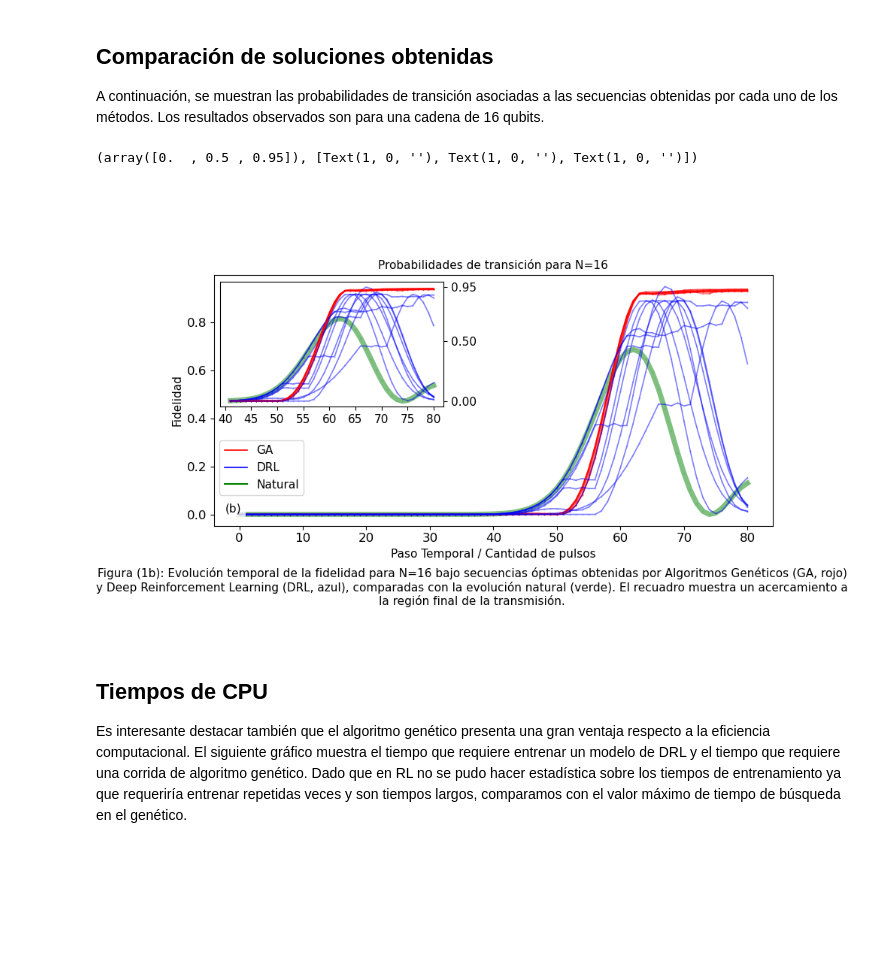
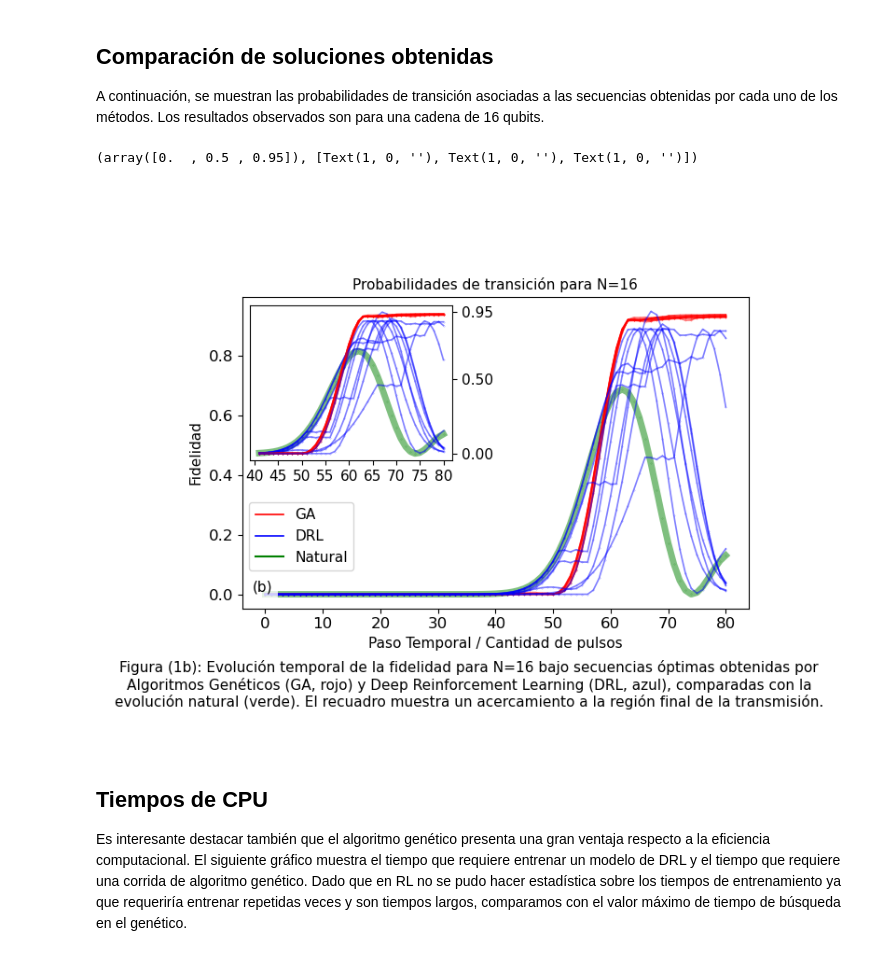
Before and after one commit to sofips/dynamic_control_for_QST, a Jupyter notebook: JAIIO_graphs.ipynb, the cells around one changed output. Saved outputs shown, nothing was run; the diff lists cells and outputs as text; code cells hidden in the pictures; blank space fills up the shorter version.

```diff
--- a/JAIIO_graphs.ipynb
+++ b/JAIIO_graphs.ipynb
@@ -124,7 +124,7 @@ samples = np.arange(0,10,1)
 ga_sequences = uniformize_data('ga',**{'directory': f'genetic_algorithm_results/rb_zhang/n{n}/', 'n':n})
 zhang_sequences = uniformize_data('zhang',**{'file' : f'drl_preliminary_results/n{n}_og_zhangn{n}_off_size120/best_action_sequences.txt'})
 # %%
-plt.figure(figsize=(10, 6))
+plt.figure(figsize=(8, 6))
 
 for sample in samples:
     forced_evol, natural_evol = fid_evolution(ga_sequences[sample][:], n, dt=0.15, b=100, label="", actions="original", add_natural=True)
@@ -146,34 +146,34 @@ legend_elements = [
 ]
 plt.legend(handles=legend_elements, fontsize=fs, loc='lower left', bbox_to_anchor=(0, 0.1))
 plt.text(0.02, 0.09, '(b)', transform=plt.gca().transAxes, fontsize=fs, verticalalignment='top', horizontalalignment='left', bbox=dict(facecolor='white', alpha=0.8, edgecolor='none'))
 plt.title(f'Probabilidades de transición para N={n}', fontsize=fs)
 
 plt.figtext(
     0.5, 0.15,
     "Figura (1b): Evolución temporal de la fidelidad para N=16 bajo secuencias óptimas obtenidas por Algoritmos Genéticos (GA, rojo) y Deep Reinforcement Learning (DRL, azul), comparadas con la evolución natural (verde). El recuadro muestra un acercamiento a la región final de la transmisión.",
     wrap=True, horizontalalignment='center', fontsize=fs, ha='center', va='top'
 )
 
 # Agregar inset
 ax_inset = inset_axes(plt.gca(), width="40%", height="50%", loc="upper left")
 ax_inset.plot(range(len(forced_evol))[int(-2.5*n):],natural_evol[int(-2.5*n):], '-o', label='Natural', color='green', alpha=0.5, linewidth=5, markersize=0.2, zorder = -2)
 for sample in samples:
     forced_evol, natural_evol = fid_evolution(ga_sequences[sample][:], n, dt=0.15, b=100, label="", actions="original", add_natural=True)
     ax_inset.plot(range(len(forced_evol))[int(-2.5*n):], forced_evol[int(-2.5*n):], '-o', color='red', alpha=0.5, linewidth=1.2, markersize=0.2)
     forced_evol, natural_evol = fid_evolution(zhang_sequences[sample][:], n, dt=0.15, b=100, label="", actions="original", add_natural=True)
     ax_inset.plot(range(len(forced_evol))[int(-2.5*n):], forced_evol[int(-2.5*n):], '-o', color='blue', alpha=0.5, linewidth=1.2, markersize=0.2)
     ax_inset.yaxis.tick_right()
     ax_inset.tick_params(axis='both', which='major', labelsize=fs - 6)
 # ax_inset.set_xticks([60,70,80])
 ax_inset.set_yticks([0., 0.5, 0.95])
 ax_inset.tick_params(axis='x', labelsize=fs - 6)
 ax_inset.tick_params(axis='y', labelsize=fs - 6)
 plt.tight_layout(pad=6.0)
 plt.xticks(fontsize=fs)
 plt.yticks(fontsize=fs)
 # %% [output]
 (array([0.  , 0.5 , 0.95]), [Text(1, 0, ''), Text(1, 0, ''), Text(1, 0, '')])
-[figure, old version]
+[figure, new version]
 # %% [markdown]
 ## Tiempos de CPU
 
```
Also changed, not shown: parts of 1 cell of this notebook, 1 other file.
